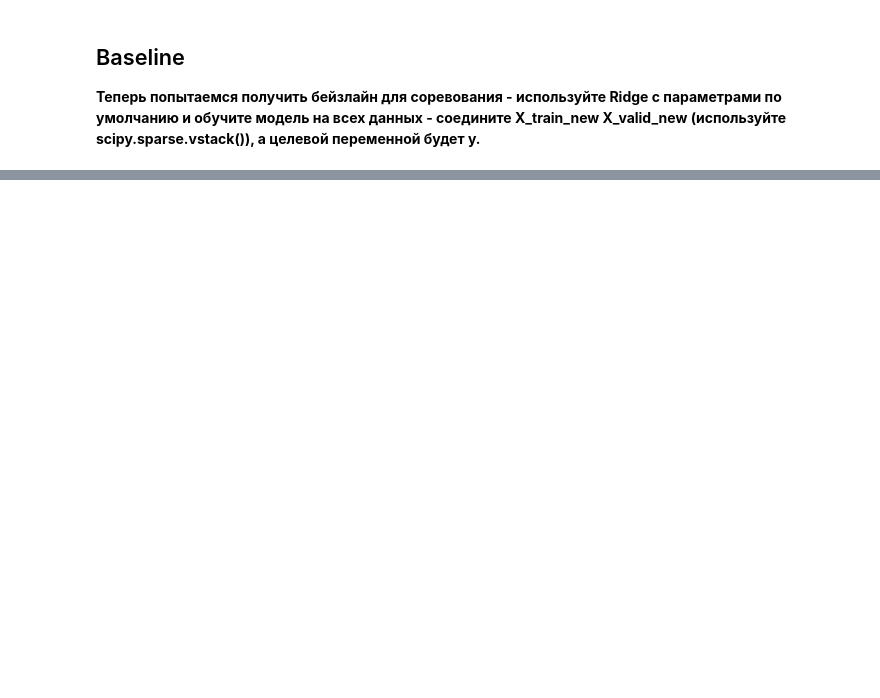
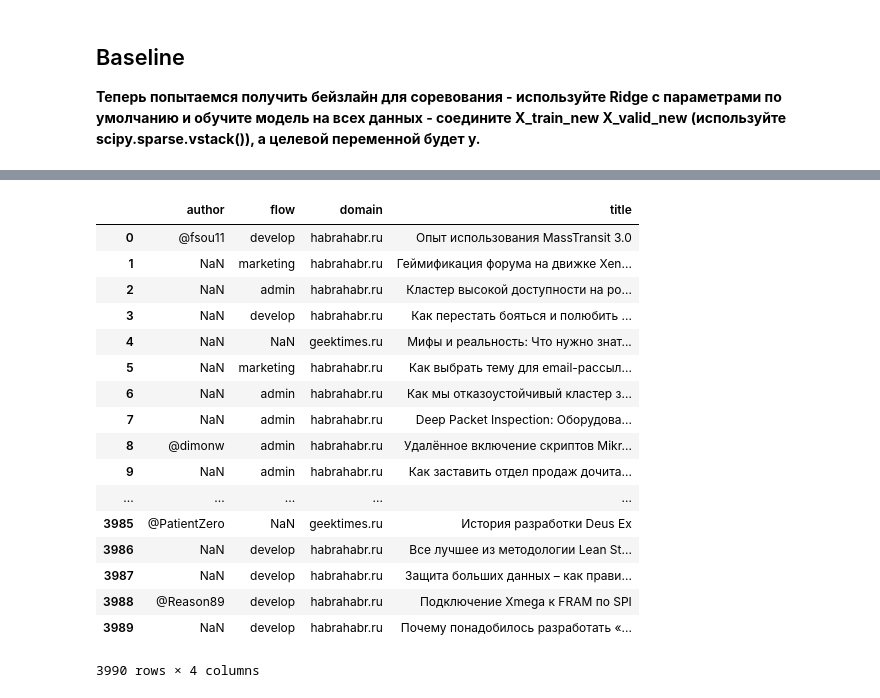
Before and after one commit to btimur/mlcourse_open, a Jupyter notebook: jupyter_notebooks/topic4_linear_models/hw4_part2_habr_popularity_ridge.ipynb, the cells around one changed output, grey strips where cells are left out. Saved outputs shown, nothing was run; the diff lists cells and outputs as text; code cells hidden in the pictures; blank space fills up the shorter version.

```diff
--- a/jupyter_notebooks/topic4_linear_models/hw4_part2_habr_popularity_ridge.ipynb
+++ b/jupyter_notebooks/topic4_linear_models/hw4_part2_habr_popularity_ridge.ipynb
@@ -341,3 +431,24 @@ sample_submission.head()
+# %%
+X_test
+# %% [output]
+|  | author | flow | domain | title |
+| 0 | @fsou11 | develop | habrahabr.ru | Опыт использования MassTransit 3.0 |
+| 1 | NaN | marketing | habrahabr.ru | Геймификация форума на движке Xen... |
+| 2 | NaN | admin | habrahabr.ru | Кластер высокой доступности на po... |
+| 3 | NaN | develop | habrahabr.ru | Как перестать бояться и полюбить ... |
+| 4 | NaN | NaN | geektimes.ru | Мифы и реальность: Что нужно знат... |
+| 5 | NaN | marketing | habrahabr.ru | Как выбрать тему для email-рассыл... |
+| 6 | NaN | admin | habrahabr.ru | Как мы отказоустойчивый кластер з... |
+| 7 | NaN | admin | habrahabr.ru | Deep Packet Inspection: Оборудова... |
+| 8 | @dimonw | admin | habrahabr.ru | Удалённое включение скриптов Mikr... |
+| 9 | NaN | admin | habrahabr.ru | Как заставить отдел продаж дочита... |
+| ... | ... | ... | ... | ... |
+| 3985 | @PatientZero | NaN | geektimes.ru | История разработки Deus Ex |
+| 3986 | NaN | develop | habrahabr.ru | Все лучшее из методологии Lean St... |
+| 3987 | NaN | develop | habrahabr.ru | Защита больших данных – как прави... |
+| 3988 | @Reason89 | develop | habrahabr.ru | Подключение Xmega к FRAM по SPI |
+| 3989 | NaN | develop | habrahabr.ru | Почему понадобилось разработать «... |
+3990 rows × 4 columns
 # %%
 ridge_submission = sample_submission.copy()
 ridge_submission['favs_lognorm'] = test_preds
```
Also changed, not shown: parts of 29 cells of this notebook, 2 other files.
